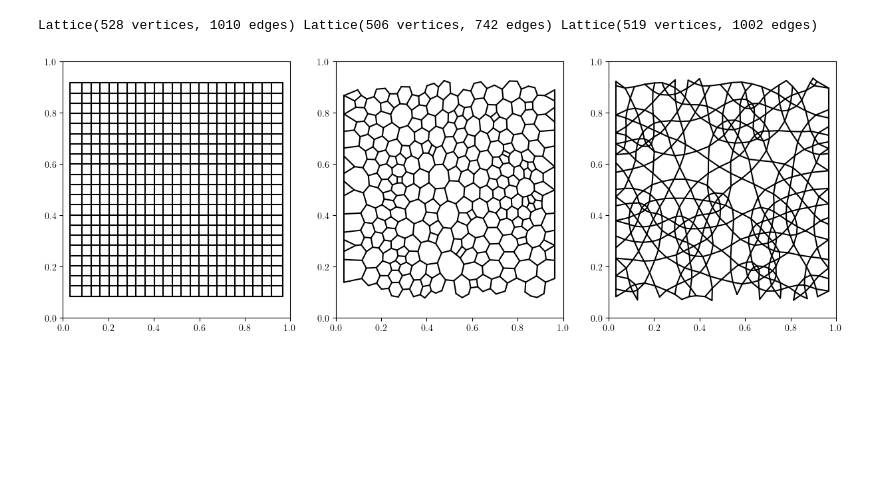
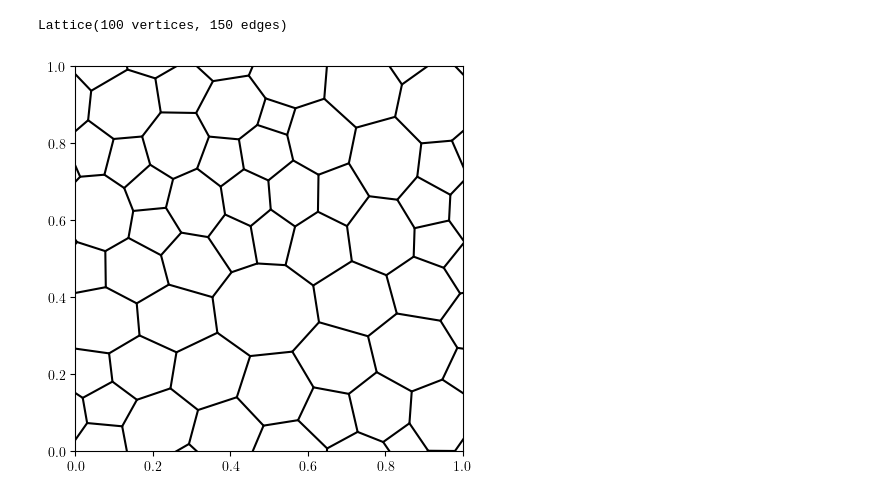
Before and after one commit to dpreuo/alter_morph, a Jupyter notebook: amorphous_mean_field.ipynb, the cells around one changed output. Cells and saved outputs as stored; diff of their text form; code cells hidden in the pictures; blank space fills up the shorter version.

```diff
--- a/amorphous_mean_field.ipynb
+++ b/amorphous_mean_field.ipynb
@@ -35,36 +36,3 @@ matplotlib.rcParams.update(
 )
 aps_figwidth = 6.6
 aps_halfwidth = 3.375
-# %%
-# generate the lattice
-n_vertices = 22**2
-points = uniform(n_vertices)
-
-vor_lat = generate_lattice(uniform(n_vertices // 2))
-dimerisation = gu.dimerise(vor_lat)
-lattice1 = gu.lloyd_relaxation(vor_lat, 10)
-lattice1 = add_contacts(lattice1, cross_edges=True)
-lattice1 = gu.remove_trailing_edges(lattice1)
-
-
-l2 = generate_lattice(uniform(n_vertices // 3))
-l2 = gu.lloyd_relaxation(l2, 10)
-exp_lat = gu.vertices_to_polygon(l2)
-dimer_exp = np.zeros(exp_lat.n_edges)
-dimer_exp[: l2.n_edges] = 1
-lattice2 = gu.dimer_collapse(exp_lat, dimer_exp)
-lattice2 = add_contacts(lattice2, cross_edges=True)
-
-rows = np.round(np.sqrt(n_vertices)).astype(int)
-lattice0 = eg.square_lattice(rows, rows)
-lattice0 = add_contacts(lattice0, cross_edges=True)
-
-fig, ax = plt.subplots(1, 3, figsize=(15, 5))
-pl.plot_edges(lattice0, ax=ax[0])
-pl.plot_edges(lattice1, ax=ax[1])
-pl.plot_edges(lattice2, ax=ax[2])
-
-print(lattice0, lattice1, lattice2)
-# %% [output]
-Lattice(528 vertices, 1010 edges) Lattice(506 vertices, 742 edges) Lattice(519 vertices, 1002 edges)
-[figure, removed]
@@ -112,0 +39,31 @@ for n in prange:
+# %%
+# generate the lattice and set the initial conditions
+
+import koala.graph_utils
+
+
+system_length = 10
+lattice_type = "voronoi"
+lattice = alter_lattice_maker(system_length, lattice_type)
+# lattice = koala.graph_utils.cut_boundaries(lattice)
+
+t1 = 1  # orbital parallel neighbor hopping
+t2 = 1  # orbital perpendicular neighbor hopping
+J = 0.3  # Interaction strength
+filling = 0.5  # filling of the lattice
+initial_m = np.full(lattice.n_vertices, 1.95)  # initial magnetization
+
+initial_parameters = {
+    "t1": t1,
+    "t2": t2,
+    "J": J,
+    "filling": filling,
+    "initial_m": initial_m,
+}
+
+fig, ax = plt.subplots(1, 1, figsize=(5, 5))
+pl.plot_edges(lattice, ax=ax)
+print(lattice)
+# %% [output]
+Lattice(100 vertices, 150 edges)
+[figure, added]
```
Also changed, not shown: parts of 12 cells of this notebook, 11 other files.
